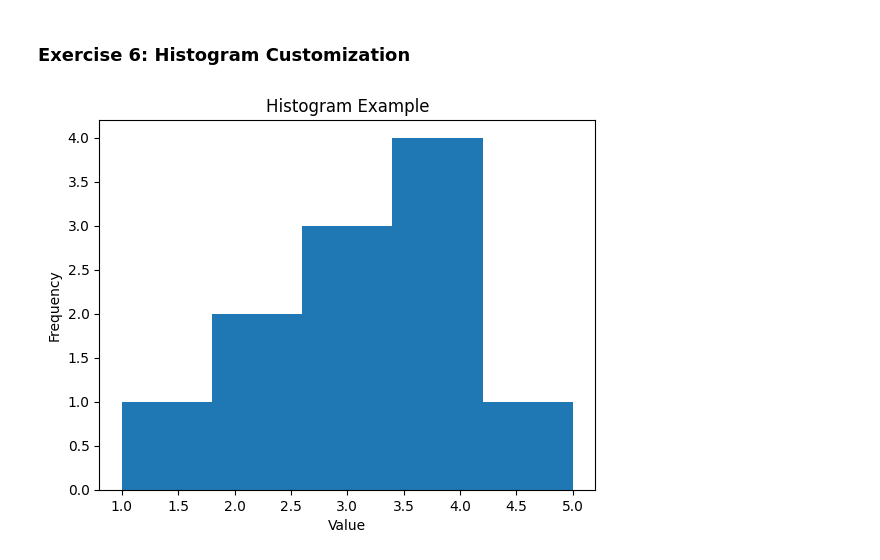
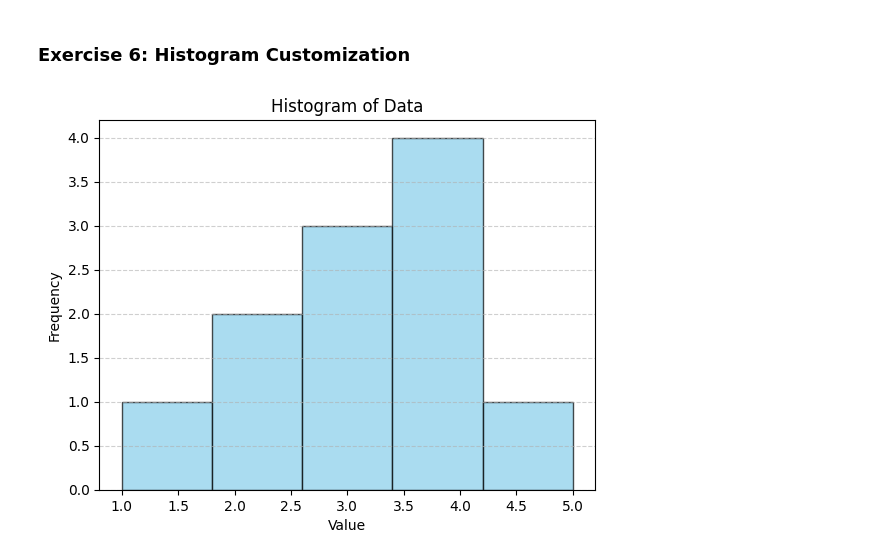
Before and after one commit to pratikshasomanath18/python-jupyter-template, a Jupyter notebook: src/6-histogram.ipynb, the cells around one changed output. Drawn from its saved outputs; the diff is of its cells as text; code cells hidden in the pictures.

```diff
--- a/src/6-histogram.ipynb
+++ b/src/6-histogram.ipynb
@@ -1,21 +1,25 @@
 # %% [markdown]
 ### Exercise 6: Histogram Customization
-# %%
-# TASK: Create a histogram for the following data: data = [1, 2, 2, 3, 3, 3, 4, 4, 4, 4, 5].
-# Customize the histogram with a title, labels for the x-axis, and a specific color for the bars.
-# Data
-import matplotlib.pyplot as plt
-data = [1, 2, 2, 3, 3, 3, 4, 4, 4, 4, 5]
-
-# Create a histogram
-plt.hist(data, bins=5)
-
-# Labeling the axes and the plot
-plt.xlabel('Value')
-plt.ylabel('Frequency')
-plt.title('Histogram Example')
-
-# Show the plot
-plt.show()
-# %% [output]
-[figure, removed]
+# %%
+import matplotlib.pyplot as plt
+
+# Data
+data = [1, 2, 2, 3, 3, 3, 4, 4, 4, 4, 5]
+
+# Error Handling
+if not all(isinstance(i, (int, float)) for i in data):
+    raise TypeError("Data must contain only numerical values.")
+
+# Create a histogram
+plt.hist(data, bins=5, color='skyblue', edgecolor='black', alpha=0.7)
+
+# Customization
+plt.xlabel('Value')
+plt.ylabel('Frequency')
+plt.title('Histogram of Data')
+plt.grid(axis='y', linestyle='--', alpha=0.6)
+
+# Show the plot
+plt.show()
+# %% [output]
+[figure, added]
```
Also changed, not shown: 5 other files.
